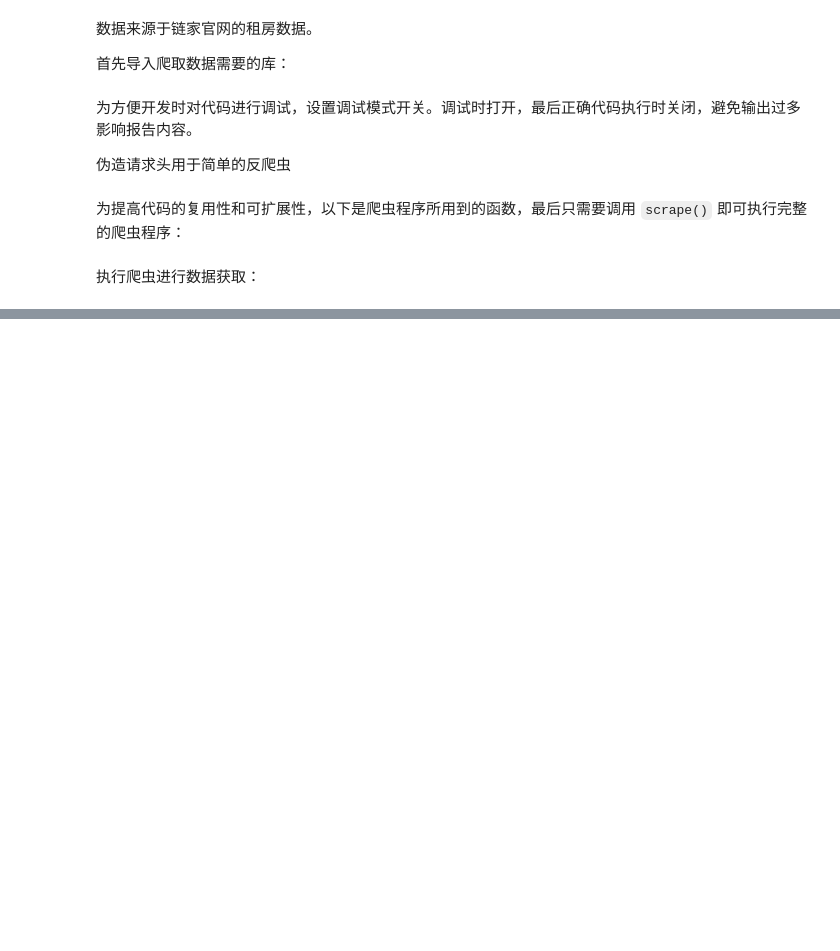
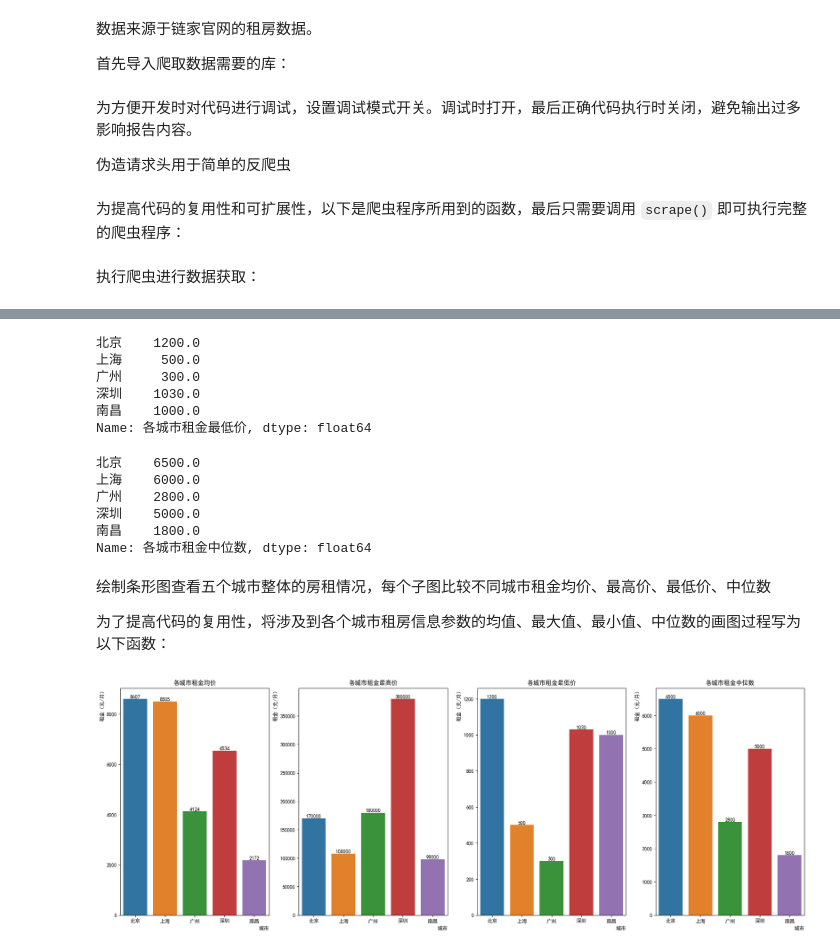
Before and after one commit to dsyislearning/bupt-py, a Jupyter notebook: project/final.ipynb, the cells around one changed output, grey strips where cells are left out. Saved outputs shown, nothing was run; the diff lists cells and outputs as text; code cells hidden in the pictures; blank space fills up the shorter version.

```diff
--- a/project/final.ipynb
+++ b/project/final.ipynb
@@ -202,0 +307,73 @@ scrape() # 启动爬虫程序
+# %%
+# 租金的最低价
+month_price_min = pd.Series({
+    '北京': bj_df['租金'].min(),
+    '上海': sh_df['租金'].min(),
+    '广州': gz_df['租金'].min(),
+    '深圳': sz_df['租金'].min(),
+    '南昌': nc_df['租金'].min()
+}, name='各城市租金最低价')
+month_price_min
+# %% [output]
+北京    1200.0
+上海     500.0
+广州     300.0
+深圳    1030.0
+南昌    1000.0
+Name: 各城市租金最低价, dtype: float64
+# %%
+# 租金的中位数
+month_price_median = pd.Series({
+    '北京': bj_df['租金'].median(),
+    '上海': sh_df['租金'].median(),
+    '广州': gz_df['租金'].median(),
+    '深圳': sz_df['租金'].median(),
+    '南昌': nc_df['租金'].median()
+}, name='各城市租金中位数')
+month_price_median
+# %% [output]
+北京    6500.0
+上海    6000.0
+广州    2800.0
+深圳    5000.0
+南昌    1800.0
+Name: 各城市租金中位数, dtype: float64
+# %% [markdown]
+绘制条形图查看五个城市整体的房租情况，每个子图比较不同城市租金均价、最高价、最低价、中位数
+
+为了提高代码的复用性，将涉及到各个城市租房信息参数的均值、最大值、最小值、中位数的画图过程写为以下函数：
+# %%
+def plot_avg_max_min_median_comparison(data: list, xlabel: str, ylabel: str) -> None:
+    """绘制柱状图，比较各城市的租金均价、最高价、最低价、中位数
+
+    Args:
+        data (list): 要比较的数据列表，包括租金均价、最高价、最低价、中位数
+        xlabel (str): x 轴标签名称
+        ylabel (str): y 轴标签名称
+    """
+    # 创建画布并划分子图
+    fig, ax = plt.subplots(1, 4, figsize=(24, 8))
+
+    # 绘制柱状图
+    def sub(ax, data):
+        sns.barplot(x=data.index, y=data.values, ax=ax, hue=data.index)
+        ax.set_title(data.name)
+        # 设置坐标轴标签
+        ax.set_xlabel(xlabel, loc='right')
+        ax.set_ylabel(ylabel, loc='top')
+        # 设置数据标签
+        for i, v in enumerate(data.values):
+            ax.text(i, v, int(v), ha='center', va='bottom')
+
+    # 绘制子图
+    for i in range(4):
+        sub(ax[i], data[i])
+
+    # 显示图形
+    plt.show()
+# %%
+# 绘制柱状图，比较各城市的租金均价、最高价、最低价、中位数
+data = [month_price_avg, month_price_max, month_price_min, month_price_median]
+plot_avg_max_min_median_comparison(data, '城市', '租金（元/月）')
+# %% [output]
+[figure, added]
```
Also changed, not shown: parts of 154 cells of this notebook.
